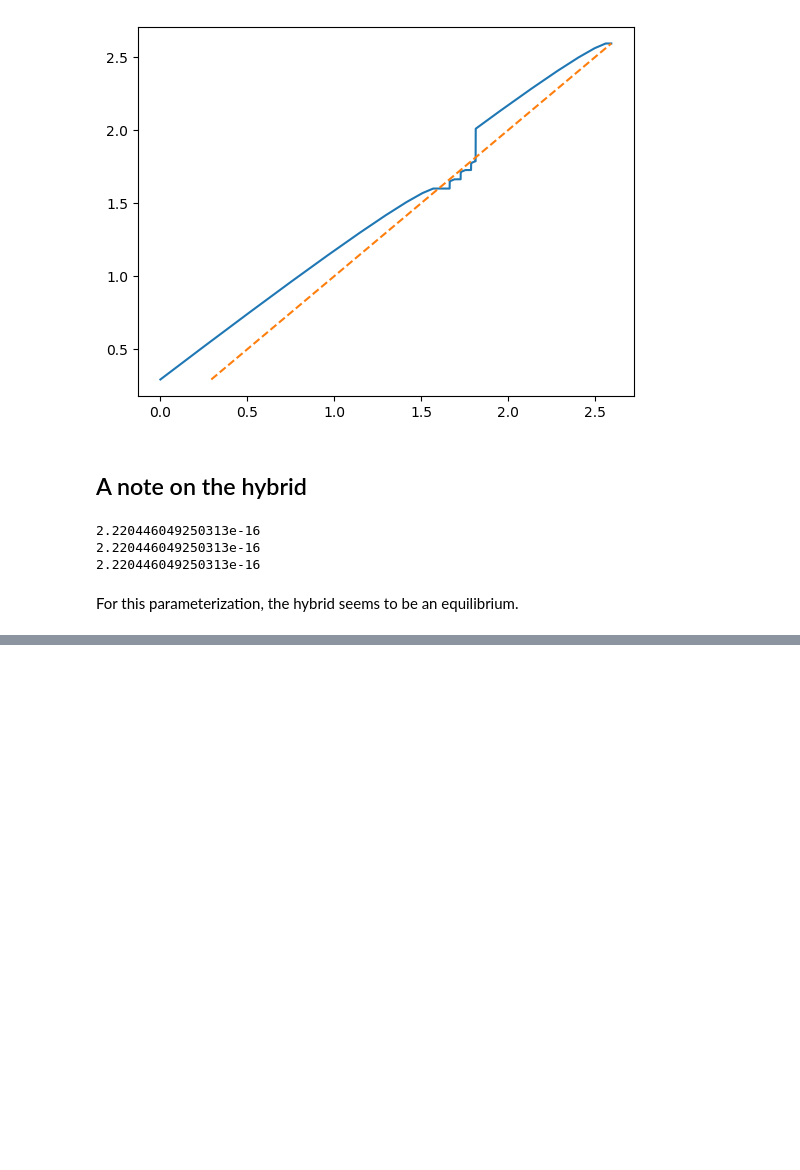
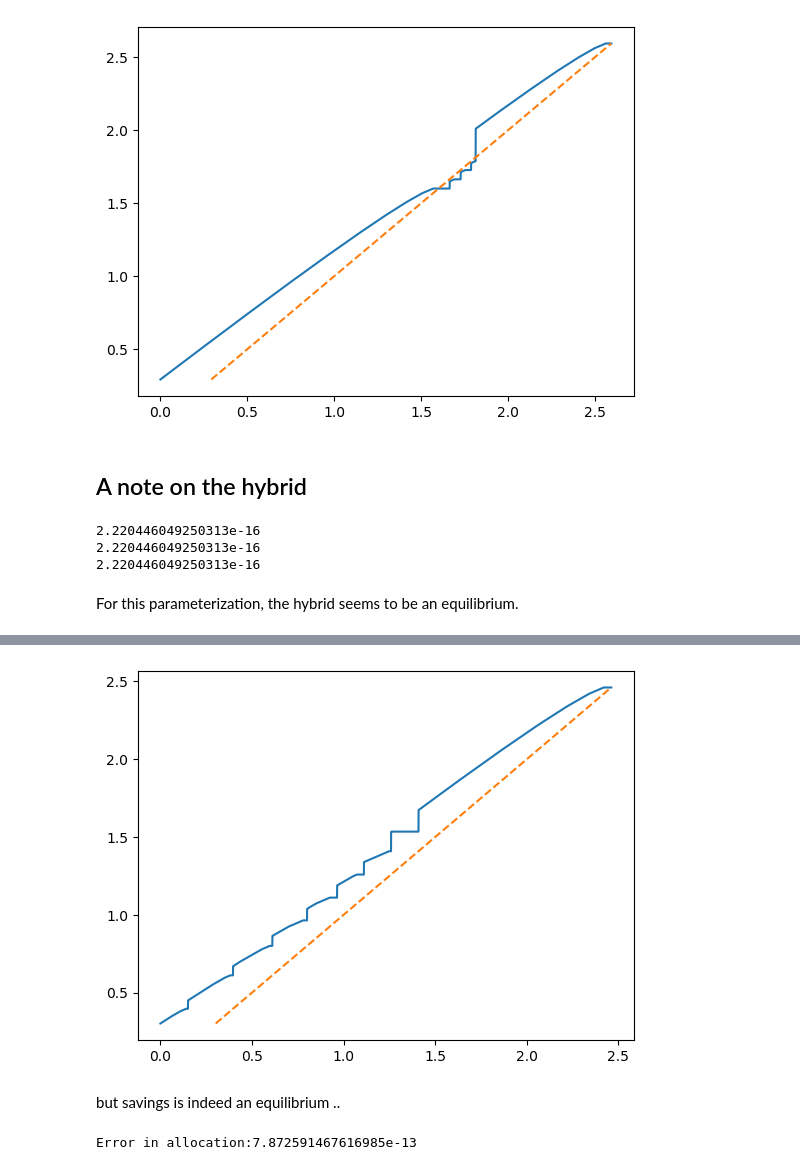
Before and after one commit to manuelamador/dilution_with_two_shocks, a Jupyter notebook: simulating_two_states.ipynb, the cells around one changed output, grey strips where cells are left out. Drawn from its saved outputs; the diff is of its cells as text; code cells hidden in the pictures; blank space fills up the shorter version.

```diff
--- a/simulating_two_states.ipynb
+++ b/simulating_two_states.ipynb
@@ -129,0 +225,2 @@ For this parameterization, the hybrid seems to be an equilibrium.
+# %%
+iter_out = iterate_backwards(m)
@@ -129,0 +246,12 @@ For this parameterization, the hybrid seems to be an equilibrium.
+# %%
+plot_pol(iter_out);
+# %% [output]
+[figure, added]
+# %% [markdown]
+but savings is indeed an equilibrium ..
+# %%
+a_tmp = Alloc(m);
+iterate_v_and_pol!(a_tmp, iter_out);
+println("Error in allocation:", maximum(abs.(a_tmp.v .- iter_out.v)))
+# %% [output]
+Error in allocation:7.872591467616985e-13
```
Also changed, not shown: parts of 21 cells of this notebook.
